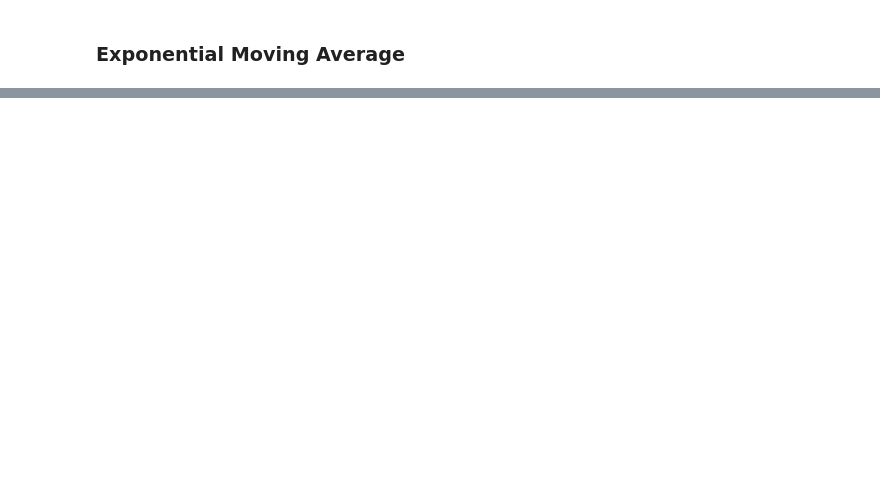
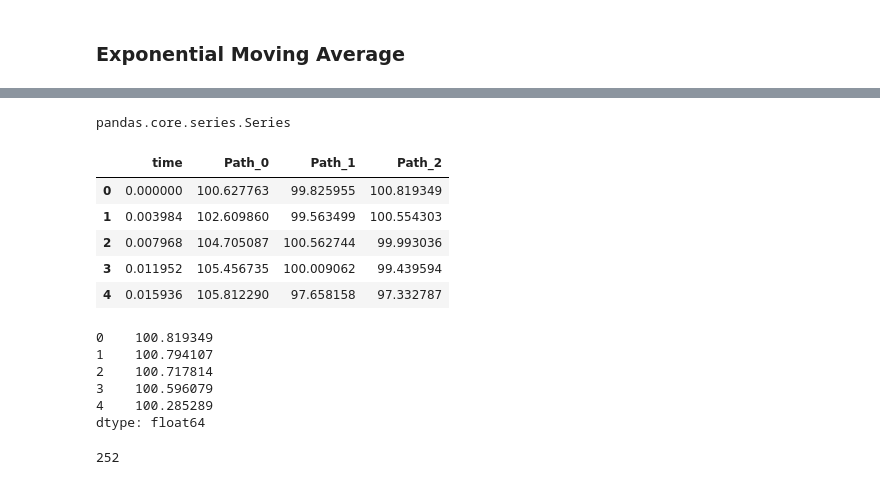
Before and after one commit to Demion27/predictive-ai-roadmap, a Jupyter notebook: notebooks/moving_averages.ipynb, the cells around one changed output, grey strips where cells are left out. Drawn from its saved outputs; the diff is of its cells as text; code cells hidden in the pictures; blank space fills up the shorter version.

```diff
--- a/notebooks/moving_averages.ipynb
+++ b/notebooks/moving_averages.ipynb
@@ -13,5 +9,5 @@ from gaussian_brownian import gbm
 # %%
 #Create a sample path of the geometric brownian motion to calculate the moving average
-gbm_paths, times = gbm(n_paths=3)
+gbm_paths = gbm(n_paths=3)
 gbm_paths.shape
 # %% [output]
@@ -103,3 +99,29 @@ plt.grid()
 plt.show()
 # %% [output]
 [figure]
+# %%
+type(sma)
+# %% [output]
+pandas.core.series.Series
+# %%
+gbm_paths.head()
+# %% [output]
+|  | time | Path_0 | Path_1 | Path_2 |
+| 0 | 0.000000 | 100.627763 | 99.825955 | 100.819349 |
+| 1 | 0.003984 | 102.609860 | 99.563499 | 100.554303 |
+| 2 | 0.007968 | 104.705087 | 100.562744 | 99.993036 |
+| 3 | 0.011952 | 105.456735 | 100.009062 | 99.439594 |
+| 4 | 0.015936 | 105.812290 | 97.658158 | 97.332787 |
+# %%
+ema.head()
+# %% [output]
+0    100.819349
+1    100.794107
+2    100.717814
+3    100.596079
+4    100.285289
+dtype: float64
+# %%
+gbm_paths.index.shape[0]
+# %% [output]
+252
```
Also changed, not shown: parts of 7 cells of this notebook, 4 other files.
